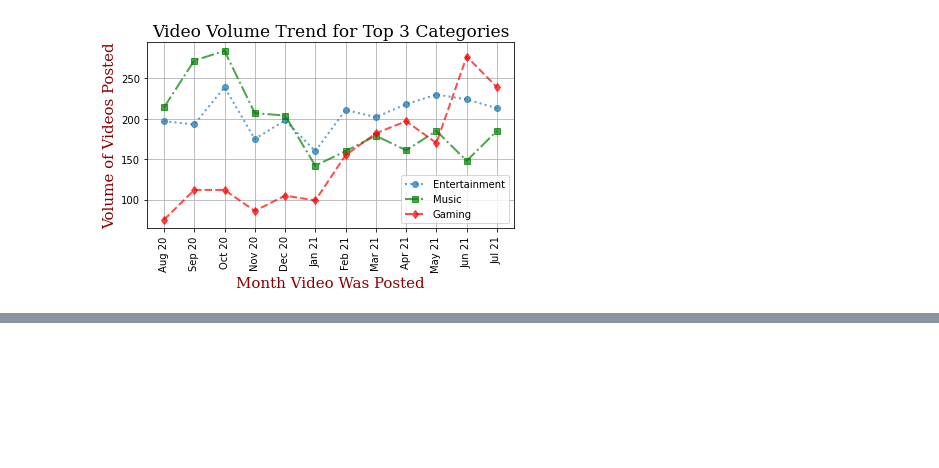
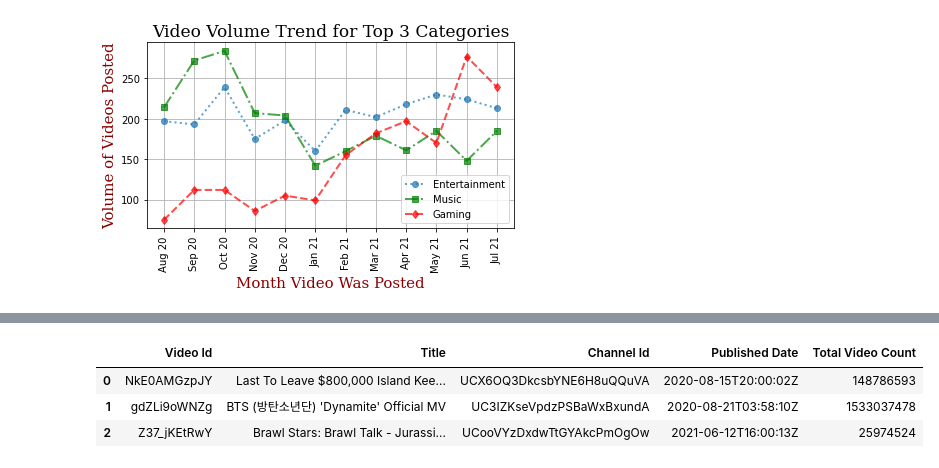
Before and after one commit to robertfben/Covid-Vs.-YouTube-Let-s-get-this-Bread, a Jupyter notebook: Question 3/Question 3 Final.ipynb, the cells around one changed output, grey strips where cells are left out. Saved outputs shown, nothing was run; the diff lists cells and outputs as text; code cells hidden in the pictures; blank space fills up the shorter version.

```diff
--- a/Question 3/Question 3 Final.ipynb
+++ b/Question 3/Question 3 Final.ipynb
@@ -765,0 +851,5 @@ plt.tight_layout()
+# %%
+
+#Display video details for video id = NkE0AMGzpJY,"gdZLi9oWNZg",Z37_jKEtRwY (videos with highest volume) using YouTube API
+response = requests.get('https://youtube.googleapis.com/youtube/v3/videos?part=snippet%2CcontentDetails%2Cstatistics&id=NkE0AMGzpJY%2CgdZLi9oWNZg%2CZ37_jKEtRwY&key=' + YTkey).json()
+pprint(response)
@@ -765,0 +874,31 @@ plt.tight_layout()
+# %%
+# getting the values from YouTube API response for all 3 videos
+
+videoId = []
+channelId = []
+publishedAt = []
+videoCount = []
+title = []
+
+for i in response["items"]:
+    videoId.append(i["id"])
+    title.append(i["snippet"]["title"])
+    channelId.append(i["snippet"]["channelId"])
+    publishedAt.append(i["snippet"]["publishedAt"])
+    videoCount.append(i["statistics"]["viewCount"])
+
+video_dict = {
+    "Video Id": videoId,
+    "Title" : title,
+    "Channel Id": channelId,
+    "Published Date": publishedAt,
+    "Total Video Count": videoCount
+}
+
+videoDF = pd.DataFrame(video_dict)
+videoDF
+# %% [output]
+|  | Video Id | Title | Channel Id | Published Date | Total Video Count |
+| 0 | NkE0AMGzpJY | Last To Leave $800,000 Island Kee... | UCX6OQ3DkcsbYNE6H8uQQuVA | 2020-08-15T20:00:02Z | 148786593 |
+| 1 | gdZLi9oWNZg | BTS (방탄소년단) 'Dynamite' Official MV | UC3IZKseVpdzPSBaWxBxundA | 2020-08-21T03:58:10Z | 1533037478 |
+| 2 | Z37_jKEtRwY | Brawl Stars: Brawl Talk - Jurassi... | UCooVYzDxdwTtGYAkcPmOgOw | 2021-06-12T16:00:13Z | 25974524 |
```
Also changed, not shown: parts of 8 cells of this notebook, 3 other files.
